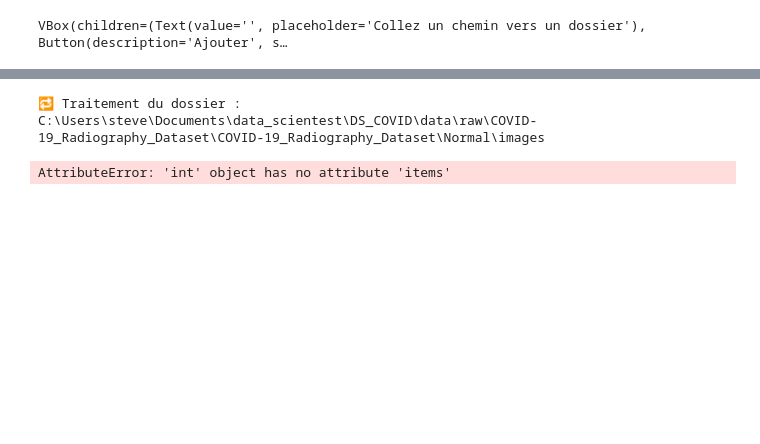
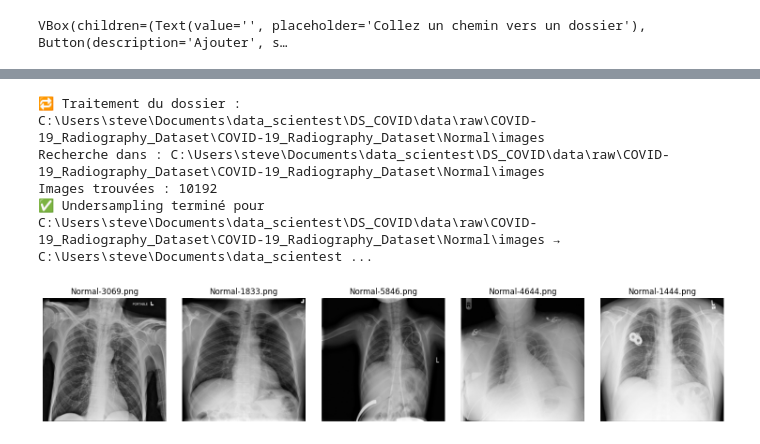
Before and after one commit to L-Poca/DS_COVID, a Jupyter notebook: notebooks/data_augmentation/main.ipynb, the cells around one changed output, grey strips where cells are left out. Saved outputs shown, nothing was run; the diff lists cells and outputs as text; code cells hidden in the pictures; blank space fills up the shorter version.

Commit message:
fonctionnel 	modified:   notebooks/data_augmentation/main.ipynb

```diff
--- a/notebooks/data_augmentation/main.ipynb
+++ b/notebooks/data_augmentation/main.ipynb
@@ -19,5 +24,5 @@ print(f"Dossiers sélectionnés : {selected_dirs}")
 # %%
-target_count = 10192
+target_count = 4999
 output_dir = r"C:\Users\steve\Documents\data_scientest\DS_COVID\data\processed\Normal"
 
 for data_dir in selected_dirs:
@@ -27,4 +32,25 @@ for data_dir in selected_dirs:
         print(line)
 # %% [output]
 🔁 Traitement du dossier : C:\Users\steve\Documents\data_scientest\DS_COVID\data\raw\COVID-19_Radiography_Dataset\COVID-19_Radiography_Dataset\Normal\images
+Recherche dans : C:\Users\steve\Documents\data_scientest\DS_COVID\data\raw\COVID-19_Radiography_Dataset\COVID-19_Radiography_Dataset\Normal\images
+Images trouvées : 10192
+✅ Undersampling terminé pour C:\Users\steve\Documents\data_scientest\DS_COVID\data\raw\COVID-19_Radiography_Dataset\COVID-19_Radiography_Dataset\Normal\images → C:\Users\steve\Documents\data_scientest ...
-AttributeError: 'int' object has no attribute 'items'
+# %%
+# Choisir le dossier à explorer
+data_dir = selected_dirs[0]
+
+images = glob(os.path.join(output_dir, '*.png'))
+sample_images = random.sample(images, min(5, len(images)))
+
+fig, axes = plt.subplots(1, len(sample_images), figsize=(15, 3))
+if len(sample_images) == 1:
+    axes = [axes]
+for ax, img_path in zip(axes, sample_images):
+    img = plt.imread(img_path)
+    ax.imshow(img, cmap='gray')
+    ax.axis('off')
+    ax.set_title(os.path.basename(img_path))
+plt.tight_layout()
+plt.show()
+# %% [output]
+[figure, added]
```
Also changed, not shown: parts of 2 cells of this notebook.
